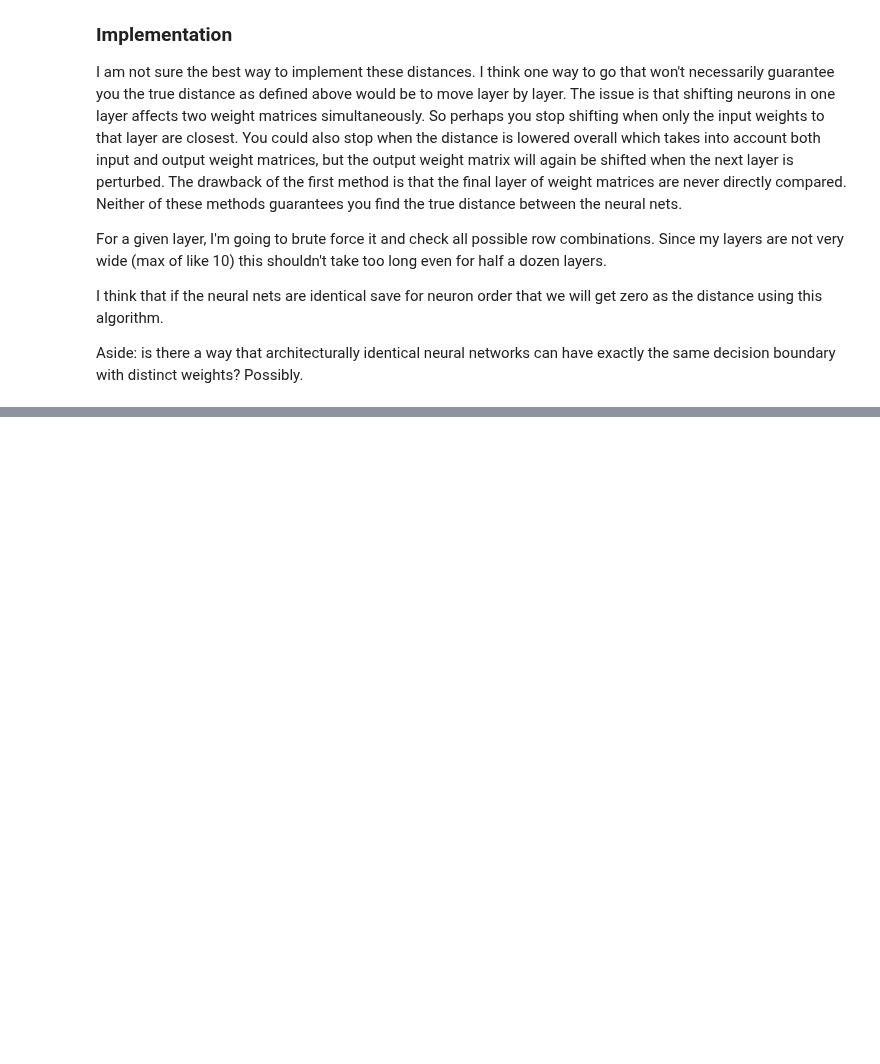
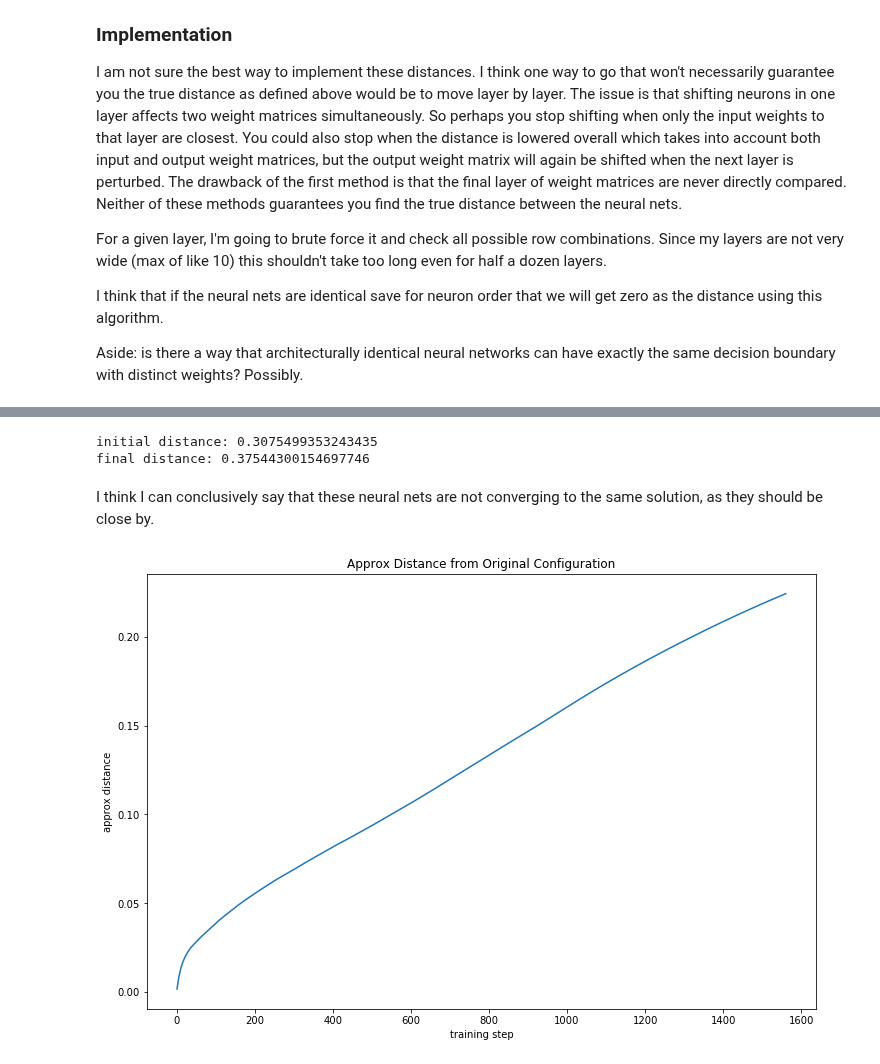
Before and after one commit to kevinnowland/kevinnowland.github.io, a Jupyter notebook: code/_notebooks/howtrainingworks.ipynb, the cells around one changed output, grey strips where cells are left out. Drawn from its saved outputs; the diff is of its cells as text; code cells hidden in the pictures; blank space fills up the shorter version.

Commit message:
show that training moves consistently away from starting config

```diff
--- a/code/_notebooks/howtrainingworks.ipynb
+++ b/code/_notebooks/howtrainingworks.ipynb
@@ -875,0 +902,53 @@ def approx_neural_net_dist(nn_1, nn_2):
+# %%
+features = [
+    'x_1_norm'
+    ,'x_2_norm'
+    ,'const'
+]
+
+train_params = {
+    'x': df_train[features]
+    ,'y': df_train['y']
+    ,'eta': .25
+    ,'max_error': 0.0001
+    ,'max_epochs': 2000
+    ,'batch_size': df_train.shape[0]
+    ,'save_data': True
+}
+
+
+nn_1 = ReLUNet([8, 8, 4], random_seed=9)
+nn_2 = ReLUNet([8, 8, 4], random_seed=3)
+
+print("initial distance:", approx_neural_net_dist(nn_1, nn_2))
+
+data_1 = nn_1.fit(**train_params)
+data_2 = nn_2.fit(**train_params)
+
+print("final distance:", approx_neural_net_dist(nn_1, nn_2))
+# %% [output]
+initial distance: 0.3075499353243435
+final distance: 0.37544300154697746
+# %% [markdown]
+I think I can conclusively say that these neural nets are not converging to the same solution,
+as they should be close by.
+# %%
+nn_0 = copy.deepcopy(nn_1)
+nn_0.w = data_1[0]['w']
+nn_1 = copy.deepcopy(nn_1)
+
+dist = []
+for i in np.arange(1, len(data_1)):
+    nn_1.w = data_1[i]['w']
+    dist += [approx_neural_net_dist(nn_0, nn_1)]
+# %%
+fig, ax = plt.subplots(figsize=(12, 8))
+
+ax.plot(list(np.arange(1, len(data_1))), dist)
+ax.set_title('Approx Distance from Original Configuration')
+ax.set_ylabel('approx distance')
+ax.set_xlabel('training step')
+
+plt.show()
+# %% [output]
+[figure, added]
```
Also changed, not shown: parts of 5 cells of this notebook.
